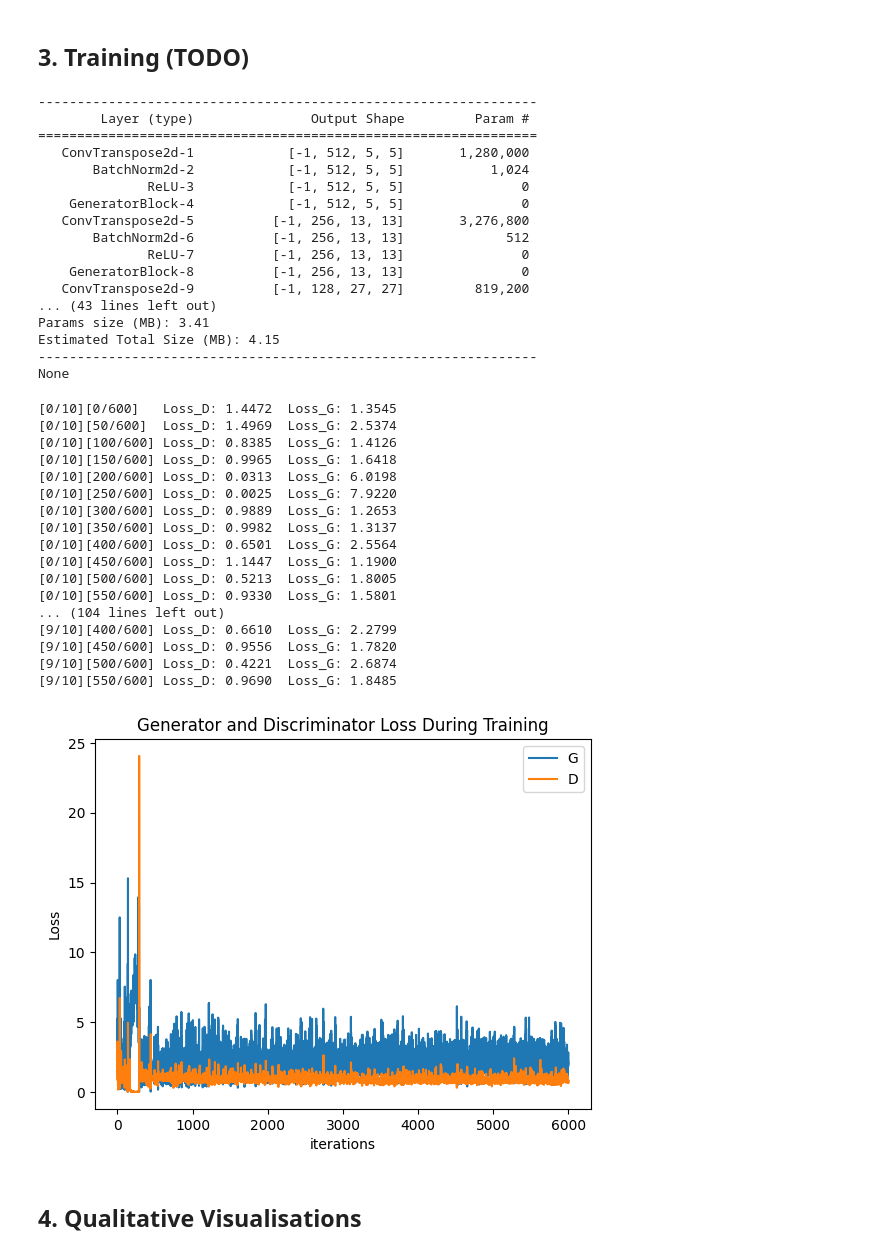
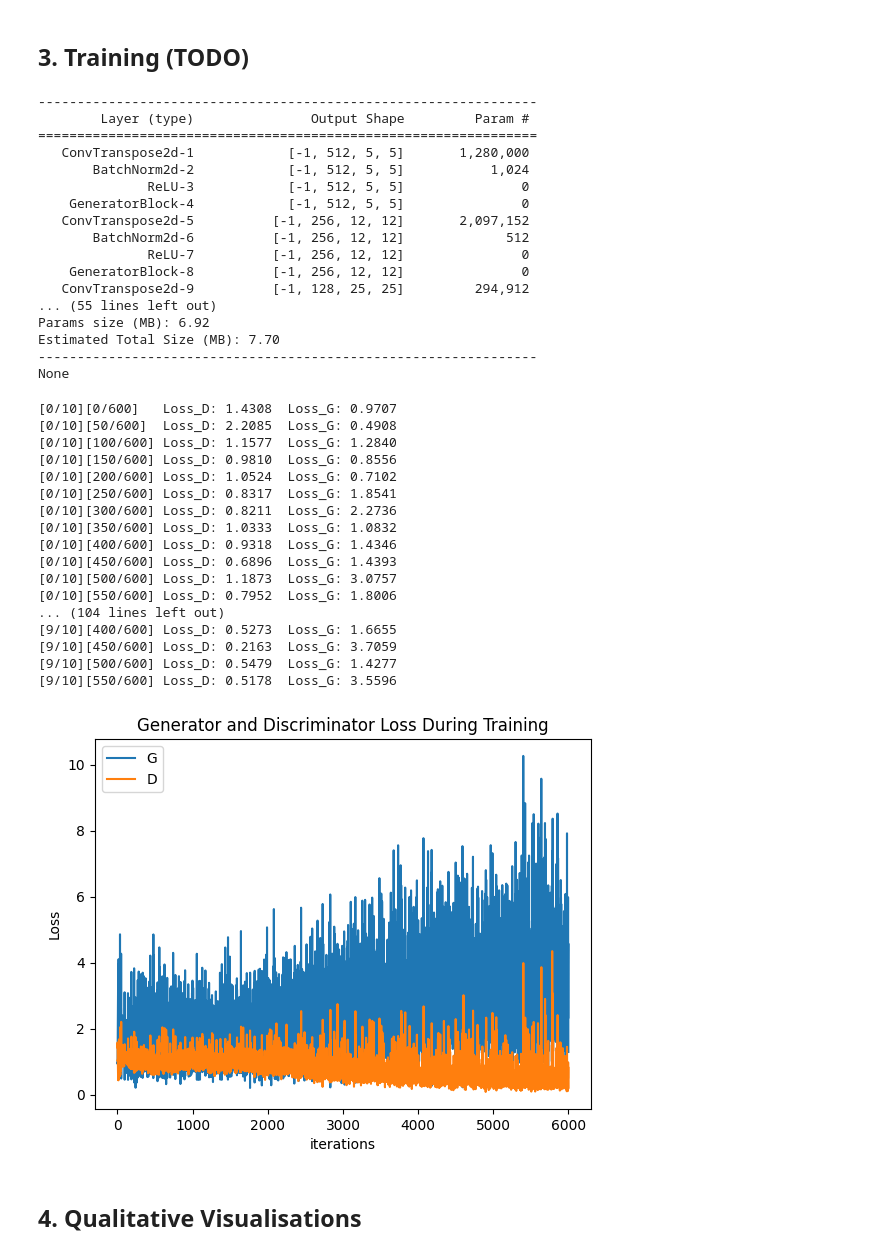
Before and after one commit to tmmunroe/generative-adversarial-networks, a Jupyter notebook: HW4_COMS4732_Spring23_release.ipynb, the cells around one changed output. Drawn from its saved outputs; the diff is of its cells as text; code cells hidden in the pictures.

Commit message:
added more layers/parameters to try and improve learning

```diff
--- a/HW4_COMS4732_Spring23_release.ipynb
+++ b/HW4_COMS4732_Spring23_release.ipynb
@@ -124,9 +124,11 @@ class DCGAN_Generator(nn.Module):
         super(DCGAN_Generator,self).__init__()
         # TODO: get kernel dimensions right here.. kernel=3 doesn't seem able to get to 28 no matter what the stride/padding is
         self.block1 = GeneratorBlock(100, 512, kernel_size=5, stride=2, padding=0)
-        self.block2 = GeneratorBlock(512, 256, kernel_size=5, stride=2, padding=0)
-        self.block3 = GeneratorBlock(256, 128, kernel_size=5, stride=2, padding=1)
-        self.convTran1 = nn.ConvTranspose2d(128, 1, kernel_size=4, stride=1, padding=1, bias=False)
+        self.block2 = GeneratorBlock(512, 256, kernel_size=4, stride=2, padding=0)
+        self.block3 = GeneratorBlock(256, 128, kernel_size=3, stride=2, padding=0)
+        self.block4 = GeneratorBlock(128, 64, kernel_size=2, stride=1, padding=0)
+        self.block5 = GeneratorBlock(64, 32, kernel_size=2, stride=1, padding=0)
+        self.convTran1 = nn.ConvTranspose2d(32, 1, kernel_size=2, stride=1, padding=0, bias=False)
         self.tanh1 = nn.Tanh()
 
 
@@ -142,6 +144,9 @@ class DCGAN_Generator(nn.Module):
         # print(out.shape)
         out = self.block3(out)
         # print(out.shape)
+        out = self.block4(out)
+        # print(out.shape)
+        out = self.block5(out)
         # print(out.shape)
         out = self.convTran1(out)
         # print(out.shape)
@@ -196,8 +201,9 @@ class DCGAN_Discriminator(nn.Module):
         self.block1 = DiscriminatorBlock(1, 64, padding=1, stride=2)
         self.block2 = DiscriminatorBlock(64, 128, padding=1, stride=2)
         self.block3 = DiscriminatorBlock(128, 256, padding=1, stride=2)
+        self.block4 = DiscriminatorBlock(256, 512, padding=1, stride=2)
         self.flatten = nn.Flatten()
-        self.linear1 = nn.Linear(256*4*4, 128)
+        self.linear1 = nn.Linear(512*2*2, 128)
         self.linear2 = nn.Linear(128, 1)
         self.lrelu = nn.LeakyReLU(0.2)
         self.sigmoid = nn.Sigmoid()
@@ -211,6 +217,7 @@ class DCGAN_Discriminator(nn.Module):
         out = self.block1(input)
         out = self.block2(out)
         out = self.block3(out)
+        out = self.block4(out)
         out = self.flatten(out)
         out = self.lrelu(self.linear1(out))
         out = self.sigmoid(self.linear2(out))
@@ -290,14 +297,14 @@ print(summary(netD,(1, 28, 28)))
        BatchNorm2d-2            [-1, 512, 5, 5]           1,024
               ReLU-3            [-1, 512, 5, 5]               0
     GeneratorBlock-4            [-1, 512, 5, 5]               0
-   ConvTranspose2d-5          [-1, 256, 13, 13]       3,276,800
-       BatchNorm2d-6          [-1, 256, 13, 13]             512
-              ReLU-7          [-1, 256, 13, 13]               0
-    GeneratorBlock-8          [-1, 256, 13, 13]               0
-   ConvTranspose2d-9          [-1, 128, 27, 27]         819,200
-... (43 lines left out)
-Params size (MB): 3.41
-Estimated Total Size (MB): 4.15
+   ConvTranspose2d-5          [-1, 256, 12, 12]       2,097,152
+       BatchNorm2d-6          [-1, 256, 12, 12]             512
+              ReLU-7          [-1, 256, 12, 12]               0
+    GeneratorBlock-8          [-1, 256, 12, 12]               0
+   ConvTranspose2d-9          [-1, 128, 25, 25]         294,912
+... (55 lines left out)
+Params size (MB): 6.92
+Estimated Total Size (MB): 7.70
 ----------------------------------------------------------------
 None
 # %%
@@ -319,7 +326,7 @@ beta1 = 0.5
 ################################
 # Please fill in your code here:
 
-optimizerD = optim.Adam(netD.parameters(), lr=learning_rate, betas=(beta1, 0.999))
+optimizerD = optim.Adam(netD.parameters(), lr=learning_rate/5, betas=(beta1, 0.999))
 optimizerG = optim.Adam(netG.parameters(), lr=learning_rate, betas=(beta1, 0.999))
 
 ################################
@@ -373,50 +380,50 @@ for epoch in range(num_epochs):
                      loss_D.item(), loss_G.item()))
 
         # Save Losses for plotting later
         G_losses.append(loss_G.item())
         D_losses.append(loss_D.item())
 
         # Check how the generator is doing by saving G's output on fixed_noise
         if (iters % 500 == 0) or ((epoch == num_epochs-1) and (i == len(gan_train_loader)-1)):
             with torch.no_grad():
                 fake = netG(fixed_noise).detach().cpu()
             img_list.append(vutils.make_grid(fake, padding=2, normalize=True))
 
         iters += 1
 
 
 
 plt.title("Generator and Discriminator Loss During Training")
 plt.plot(G_losses,label="G")
 plt.plot(D_losses,label="D")
 plt.xlabel("iterations")
 plt.ylabel("Loss")
 plt.legend()
 plt.show()
 
 
 checkpoint = {'netG': netG.state_dict(),
               'netD': netD.state_dict()}
 torch.save(checkpoint, 'gan_{}.pt'.format(num_epochs))
 # %% [output]
-[0/10][0/600]   Loss_D: 1.4472  Loss_G: 1.3545
-[0/10][50/600]  Loss_D: 1.4969  Loss_G: 2.5374
-[0/10][100/600] Loss_D: 0.8385  Loss_G: 1.4126
-[0/10][150/600] Loss_D: 0.9965  Loss_G: 1.6418
-[0/10][200/600] Loss_D: 0.0313  Loss_G: 6.0198
-[0/10][250/600] Loss_D: 0.0025  Loss_G: 7.9220
-[0/10][300/600] Loss_D: 0.9889  Loss_G: 1.2653
-[0/10][350/600] Loss_D: 0.9982  Loss_G: 1.3137
-[0/10][400/600] Loss_D: 0.6501  Loss_G: 2.5564
-[0/10][450/600] Loss_D: 1.1447  Loss_G: 1.1900
-[0/10][500/600] Loss_D: 0.5213  Loss_G: 1.8005
-[0/10][550/600] Loss_D: 0.9330  Loss_G: 1.5801
+[0/10][0/600]   Loss_D: 1.4308  Loss_G: 0.9707
+[0/10][50/600]  Loss_D: 2.2085  Loss_G: 0.4908
+[0/10][100/600] Loss_D: 1.1577  Loss_G: 1.2840
+[0/10][150/600] Loss_D: 0.9810  Loss_G: 0.8556
+[0/10][200/600] Loss_D: 1.0524  Loss_G: 0.7102
+[0/10][250/600] Loss_D: 0.8317  Loss_G: 1.8541
+[0/10][300/600] Loss_D: 0.8211  Loss_G: 2.2736
+[0/10][350/600] Loss_D: 1.0333  Loss_G: 1.0832
+[0/10][400/600] Loss_D: 0.9318  Loss_G: 1.4346
+[0/10][450/600] Loss_D: 0.6896  Loss_G: 1.4393
+[0/10][500/600] Loss_D: 1.1873  Loss_G: 3.0757
+[0/10][550/600] Loss_D: 0.7952  Loss_G: 1.8006
 ... (104 lines left out)
-[9/10][400/600] Loss_D: 0.6610  Loss_G: 2.2799
-[9/10][450/600] Loss_D: 0.9556  Loss_G: 1.7820
-[9/10][500/600] Loss_D: 0.4221  Loss_G: 2.6874
-[9/10][550/600] Loss_D: 0.9690  Loss_G: 1.8485
+[9/10][400/600] Loss_D: 0.5273  Loss_G: 1.6655
+[9/10][450/600] Loss_D: 0.2163  Loss_G: 3.7059
+[9/10][500/600] Loss_D: 0.5479  Loss_G: 1.4277
+[9/10][550/600] Loss_D: 0.5178  Loss_G: 3.5596
-[figure, old version]
+[figure, new version]
 # %% [markdown]
 
 
```
Also changed, not shown: parts of 1 cell of this notebook.
